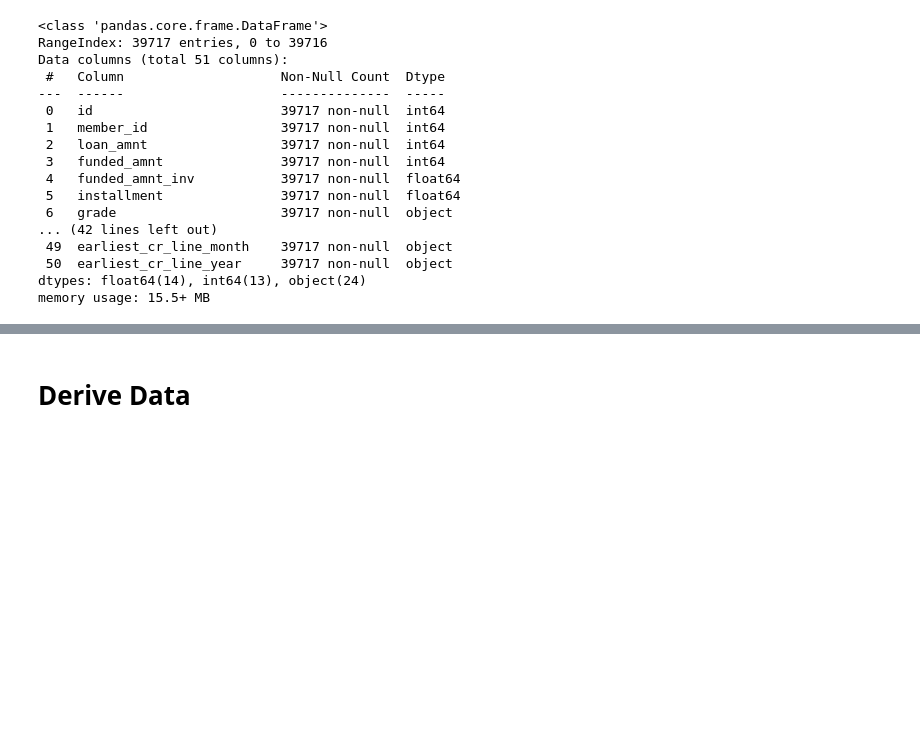
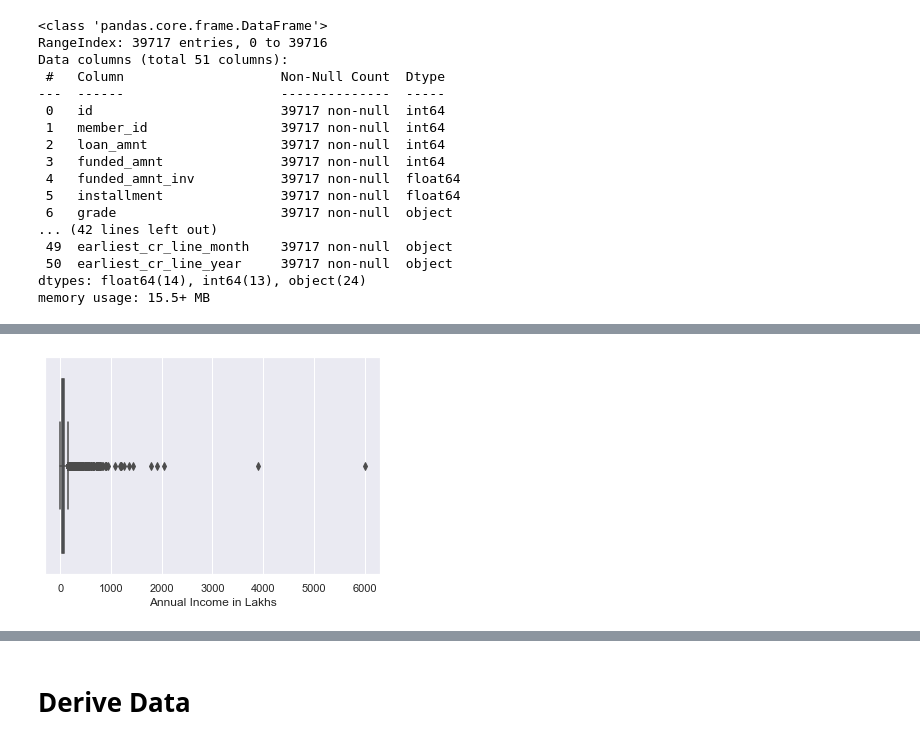
Before and after one commit to pravin691983/LendingClubCaseStudy, a Jupyter notebook: Lending_Club_Default_Analysis.ipynb, the cells around one changed output, grey strips where cells are left out. Cells and saved outputs as stored; diff of their text form; code cells hidden in the pictures; blank space fills up the shorter version.

```diff
--- a/Lending_Club_Default_Analysis.ipynb
+++ b/Lending_Club_Default_Analysis.ipynb
@@ -252,4 +312,9 @@ Remove '%' from revol_utls columns & then replace null/NaN value with median val
 # df_loan['revol_util_percentage'] = df_loan['revol_util_percentage'].fillna(df_loan['revol_util_percentage'].median())
 # %%
-df_loan.revol_util = pd.to_numeric(df_loan.revol_util.apply(lambda x : x.split('%')[0]))
+# Option - 2
+# split value so that we can have plan value in new column & delete old column
+df_loan['revol_util_percentage'] = df_loan.revol_util.apply(lambda x : str(x).split('%')[0])
+del df_loan['revol_util']
+
+# then  fill NA value with median
 df_loan['revol_util_percentage'] = df_loan['revol_util_percentage'].fillna(df_loan['revol_util_percentage'].median())
@@ -359,0 +474,3 @@ Series([], dtype: float64)
+# %%
+# change annual income in lakhs
+df_loan['annual_inc'] = df_loan['annual_inc'] / 1000
@@ -359,0 +489,6 @@ Series([], dtype: float64)
+# %%
+sns.boxplot(x=df_loan['annual_inc'])
+plt.xlabel('Annual Income in Lakhs')
+plt.show()
+# %% [output]
+[figure, added]
```
Also changed, not shown: parts of 131 cells of this notebook.
